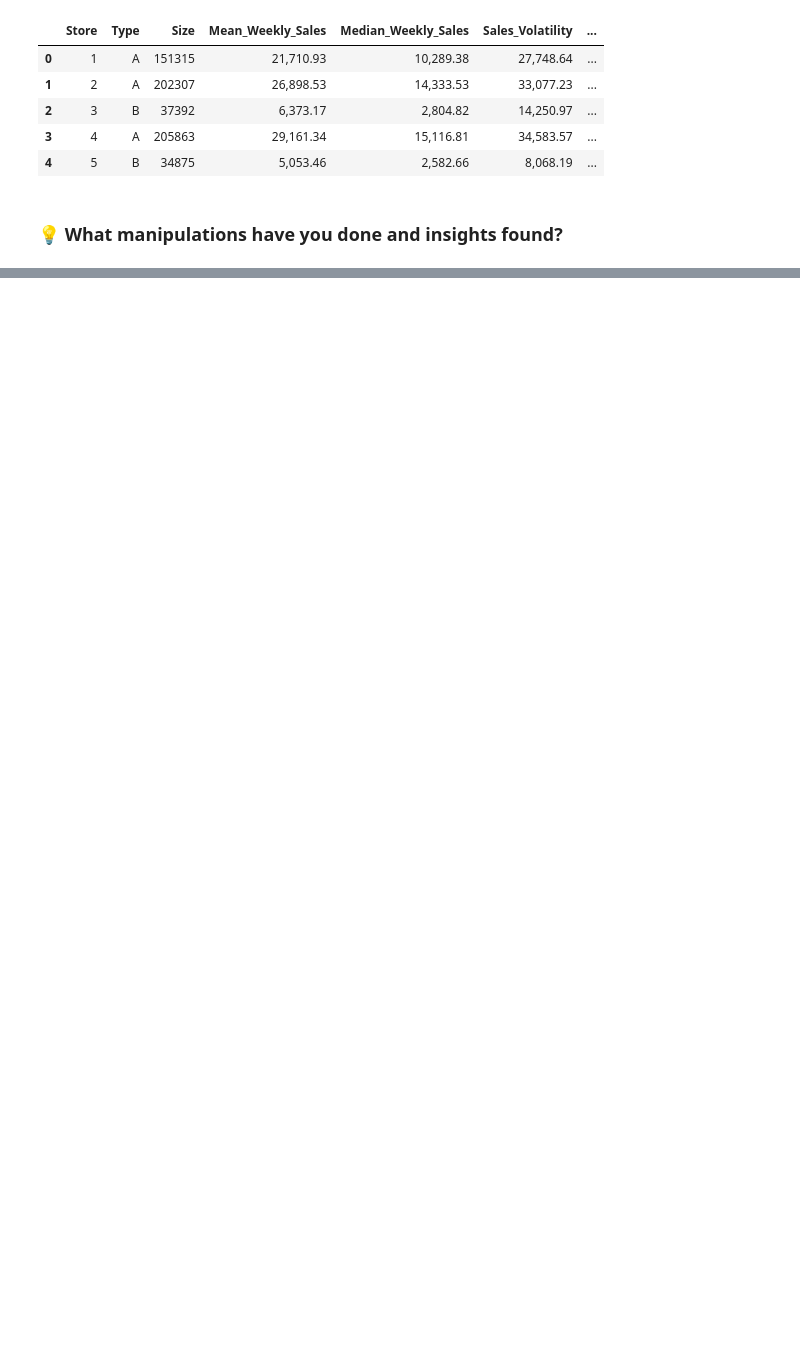
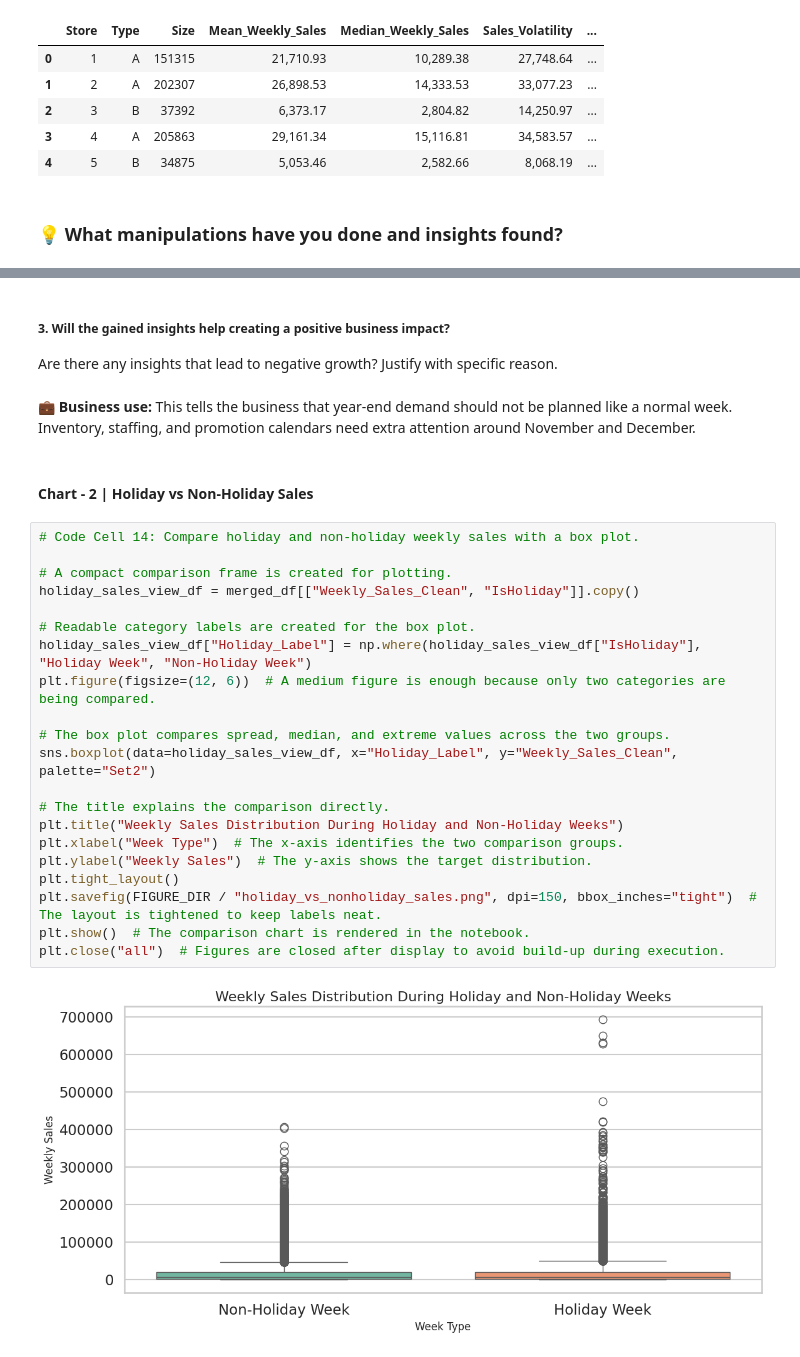
Before and after one commit to I-AM-PRASHANT-VERMA/Almabetter---Integrated-Retail-Analytics-for-Store-Optimization-, a Jupyter notebook: Integrated Retail Analytics for Store Optimization.ipynb, the cells around one changed output, grey strips where cells are left out. Drawn from its saved outputs; the diff is of its cells as text; blank space fills up the shorter version.

```diff
--- a/Integrated Retail Analytics for Store Optimization.ipynb
+++ b/Integrated Retail Analytics for Store Optimization.ipynb
@@ -741,0 +784,30 @@ display(store_profiles.head())
+# %% [markdown]
+##### 3. Will the gained insights help creating a positive business impact?
+Are there any insights that lead to negative growth? Justify with specific reason.
+# %% [markdown]
+💼 **Business use:** This tells the business that year-end demand should not be planned like a normal week. Inventory, staffing, and promotion calendars need extra attention around November and December.
+# %% [markdown]
+#### Chart - 2 | Holiday vs Non-Holiday Sales
+# %%
+# Code Cell 14: Compare holiday and non-holiday weekly sales with a box plot.
+
+# A compact comparison frame is created for plotting.
+holiday_sales_view_df = merged_df[["Weekly_Sales_Clean", "IsHoliday"]].copy()
+
+# Readable category labels are created for the box plot.
+holiday_sales_view_df["Holiday_Label"] = np.where(holiday_sales_view_df["IsHoliday"], "Holiday Week", "Non-Holiday Week")
+plt.figure(figsize=(12, 6))  # A medium figure is enough because only two categories are being compared.
+
+# The box plot compares spread, median, and extreme values across the two groups.
+sns.boxplot(data=holiday_sales_view_df, x="Holiday_Label", y="Weekly_Sales_Clean", palette="Set2")
+
+# The title explains the comparison directly.
+plt.title("Weekly Sales Distribution During Holiday and Non-Holiday Weeks")
+plt.xlabel("Week Type")  # The x-axis identifies the two comparison groups.
+plt.ylabel("Weekly Sales")  # The y-axis shows the target distribution.
+plt.tight_layout()
+plt.savefig(FIGURE_DIR / "holiday_vs_nonholiday_sales.png", dpi=150, bbox_inches="tight")  # The layout is tightened to keep labels neat.
+plt.show()  # The comparison chart is rendered in the notebook.
+plt.close("all")  # Figures are closed after display to avoid build-up during execution.
+# %% [output]
+[figure, added]
```
Also changed, not shown: parts of 144 cells of this notebook.
